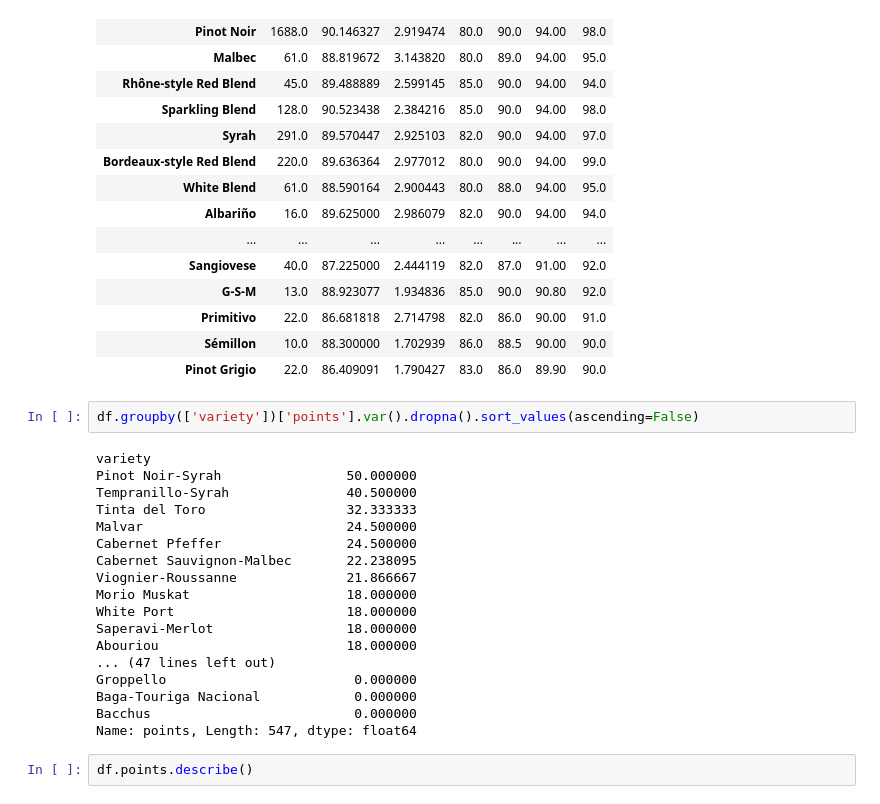
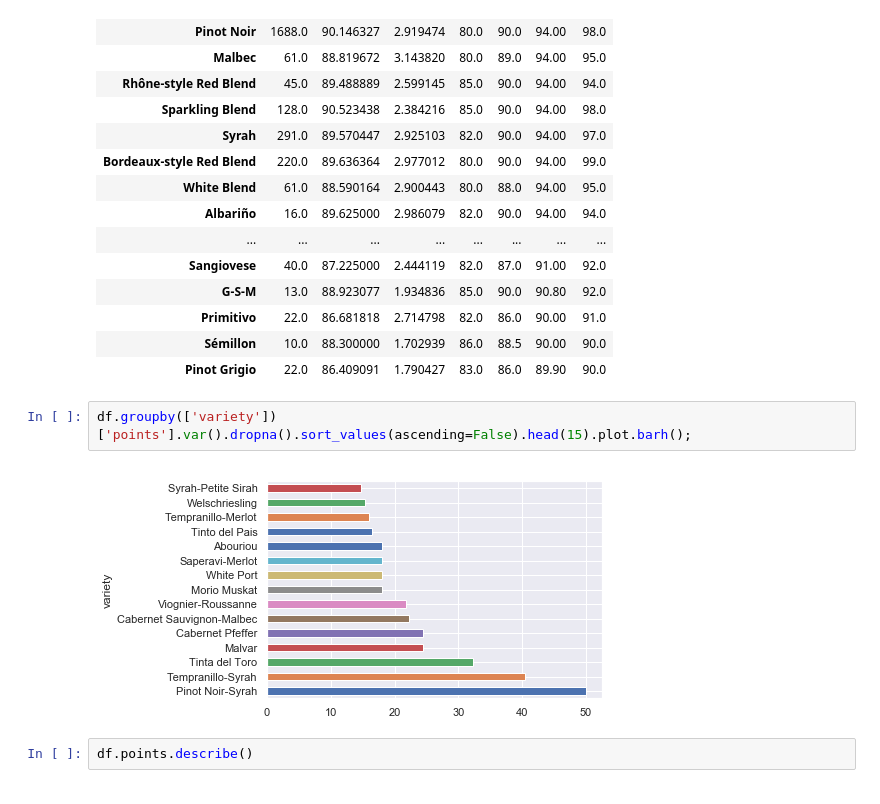
Before and after one commit to mtaron/sommelier.ai, a Jupyter notebook: sommelier.ipynb, the cells around one changed output. Drawn from its saved outputs; the diff is of its cells as text.

```diff
--- a/sommelier.ipynb
+++ b/sommelier.ipynb
@@ -149,25 +205,9 @@ get_favs("Virginie Boone")
 | Sémillon | 10.0 | 88.300000 | 1.702939 | 86.0 | 88.5 | 90.00 | 90.0 |
 | Pinot Grigio | 22.0 | 86.409091 | 1.790427 | 83.0 | 86.0 | 89.90 | 90.0 |
 # %%
-df.groupby(['variety'])['points'].var().dropna().sort_values(ascending=False)
+df.groupby(['variety'])['points'].var().dropna().sort_values(ascending=False).head(15).plot.barh();
 # %% [output]
-variety
-Pinot Noir-Syrah                50.000000
-Tempranillo-Syrah               40.500000
-Tinta del Toro                  32.333333
-Malvar                          24.500000
-Cabernet Pfeffer                24.500000
-Cabernet Sauvignon-Malbec       22.238095
-Viognier-Roussanne              21.866667
-Morio Muskat                    18.000000
-White Port                      18.000000
-Saperavi-Merlot                 18.000000
-Abouriou                        18.000000
-... (47 lines left out)
-Groppello                        0.000000
-Baga-Touriga Nacional            0.000000
-Bacchus                          0.000000
-Name: points, Length: 547, dtype: float64
+[figure, added]
 # %%
 df.points.describe()
 # %% [output]
```
Also changed, not shown: parts of 34 cells of this notebook.
